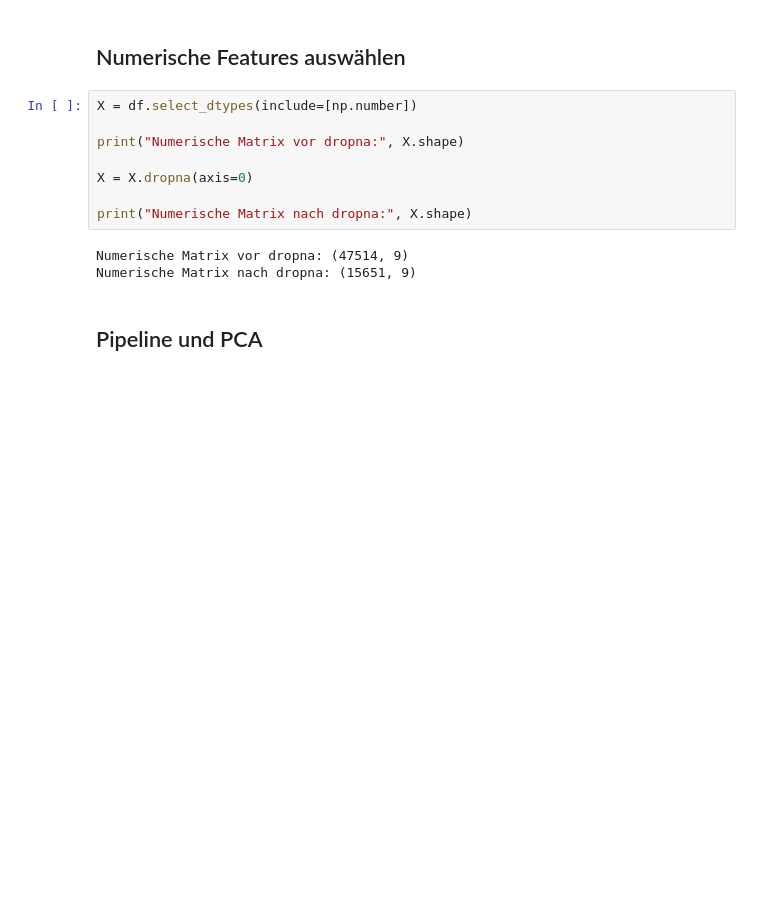
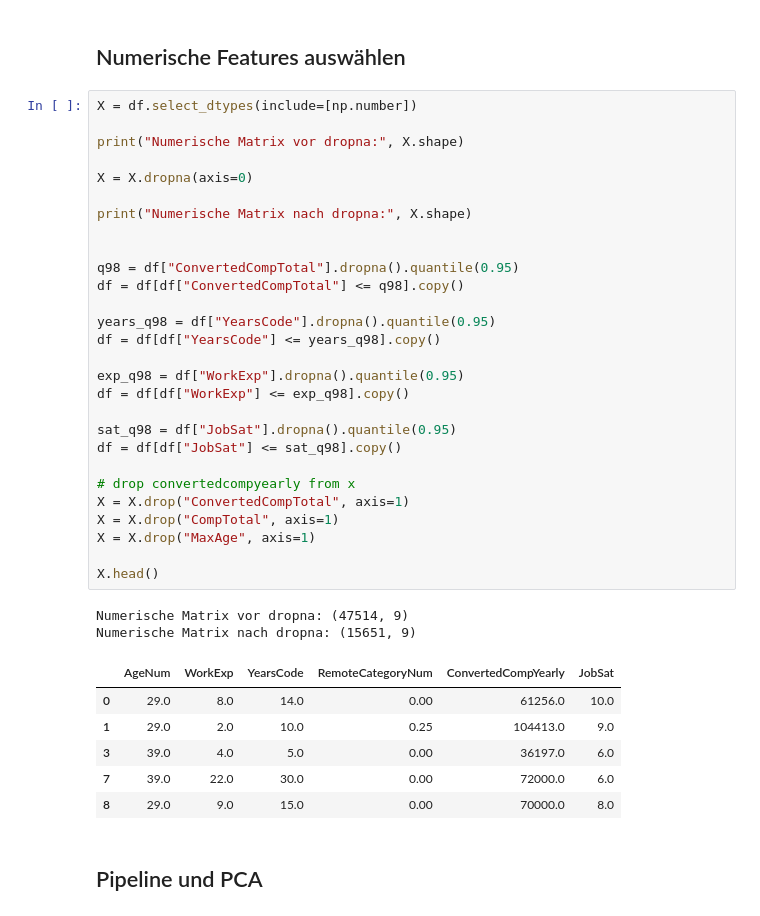
Before and after one commit to Moritz148/data-analytics-project, a Jupyter notebook: PCA_DimReduktion.ipynb, the cells around one changed output. Saved outputs shown, nothing was run; the diff lists cells and outputs as text; blank space fills up the shorter version.

```diff
--- a/PCA_DimReduktion.ipynb
+++ b/PCA_DimReduktion.ipynb
@@ -26,14 +26,40 @@ df = df.select_dtypes(include=["number"]).copy()
 # %%
 X = df.select_dtypes(include=[np.number])
 
 print("Numerische Matrix vor dropna:", X.shape)
 
 X = X.dropna(axis=0)
 
 print("Numerische Matrix nach dropna:", X.shape)
+
+
+q98 = df["ConvertedCompTotal"].dropna().quantile(0.95)
+df = df[df["ConvertedCompTotal"] <= q98].copy()
+
+years_q98 = df["YearsCode"].dropna().quantile(0.95)
+df = df[df["YearsCode"] <= years_q98].copy()
+
+exp_q98 = df["WorkExp"].dropna().quantile(0.95)
+df = df[df["WorkExp"] <= exp_q98].copy()
+
+sat_q98 = df["JobSat"].dropna().quantile(0.95)
+df = df[df["JobSat"] <= sat_q98].copy()
+
+# drop convertedcompyearly from x
+X = X.drop("ConvertedCompTotal", axis=1)
+X = X.drop("CompTotal", axis=1)
+X = X.drop("MaxAge", axis=1)
+
+X.head()
 # %% [output]
 Numerische Matrix vor dropna: (47514, 9)
 Numerische Matrix nach dropna: (15651, 9)
+|  | AgeNum | WorkExp | YearsCode | RemoteCategoryNum | ConvertedCompYearly | JobSat |
+| 0 | 29.0 | 8.0 | 14.0 | 0.00 | 61256.0 | 10.0 |
+| 1 | 29.0 | 2.0 | 10.0 | 0.25 | 104413.0 | 9.0 |
+| 3 | 39.0 | 4.0 | 5.0 | 0.00 | 36197.0 | 6.0 |
+| 7 | 39.0 | 22.0 | 30.0 | 0.00 | 72000.0 | 6.0 |
+| 8 | 29.0 | 9.0 | 15.0 | 0.00 | 70000.0 | 8.0 |
 # %% [markdown]
 
 ## Pipeline und PCA
```
Also changed, not shown: parts of 2 cells of this notebook.
